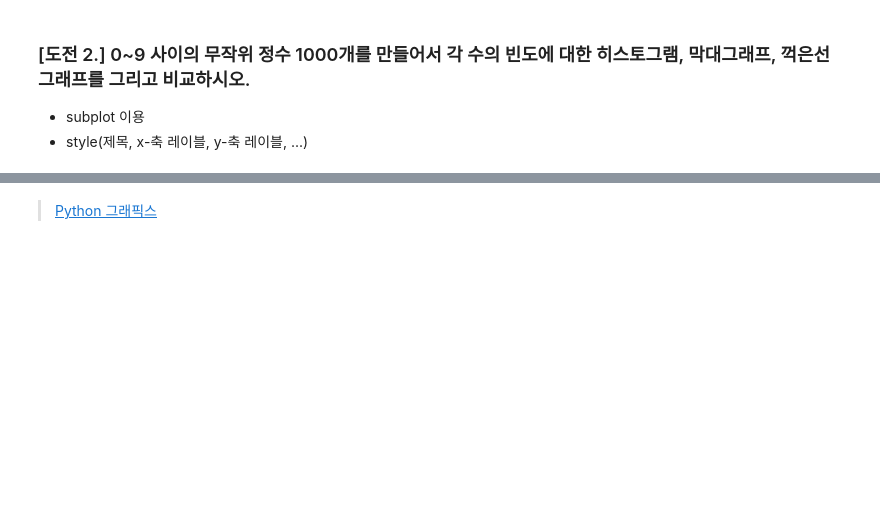
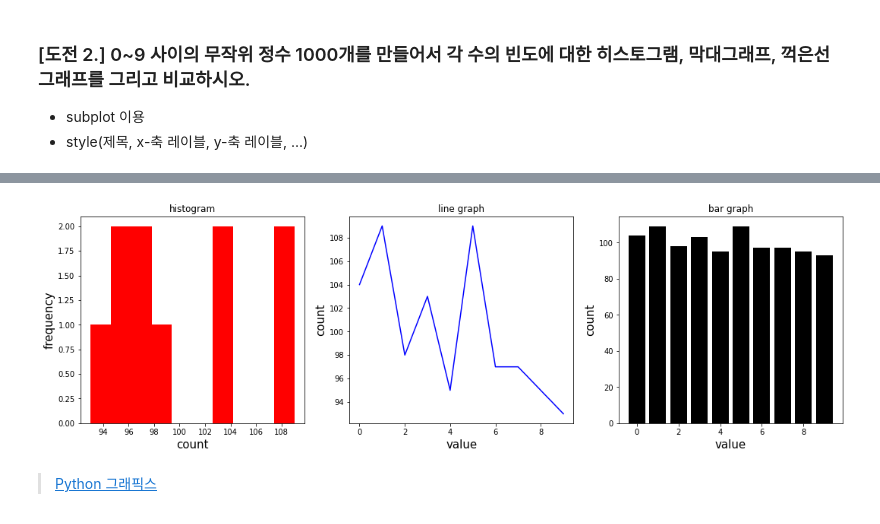
Before and after one commit to rldckd0103/pdm02, a Jupyter notebook: py-graphics/matplotlib_4_challenges.ipynb, the cells around one changed output, grey strips where cells are left out. Cells and saved outputs as stored; diff of their text form; code cells hidden in the pictures; blank space fills up the shorter version.

```diff
--- a/py-graphics/matplotlib_4_challenges.ipynb
+++ b/py-graphics/matplotlib_4_challenges.ipynb
@@ -42,2 +74,28 @@ plt.bar(value,count) #,color="bgrcmyk")  # 'bgrcmykw
+# %%
+fig = plt.figure(figsize=(18,5))
+
+x1=plt.subplot(131) # 히스토그램
+plt.hist(count, color='red')
+plt.xlabel('count',fontsize=15)
+plt.ylabel('frequency',fontsize=15)
+x1.title.set_text('histogram')
+
+x2=plt.subplot(132) # 꺾은선 그래프
+plt.plot(value, count, color='blue')
+plt.xlabel('value',fontsize=15)
+plt.ylabel('count',fontsize=15)
+x2.title.set_text('line graph')
+
+x3=plt.subplot(133) # 바 그래프
+plt.bar(value,count, color='black')
+plt.xlabel('value',fontsize=15)
+plt.ylabel('count',fontsize=15)
+x3.title.set_text('bar graph')
+
+
+
+#비교 : histogram는 count의 개수를 보여줌. 꺾은선 그래프와 바 그래프는 value의 개수가 그래프에 잘 나타나 있음.
+# %% [output]
+[figure, added]
 # %% [markdown]
 > [Python 그래픽스](https://datascienceschool.net/view-notebook/d0b1637803754bb083b5722c9f2209d0/)
```
Also changed, not shown: parts of 5 cells of this notebook.
